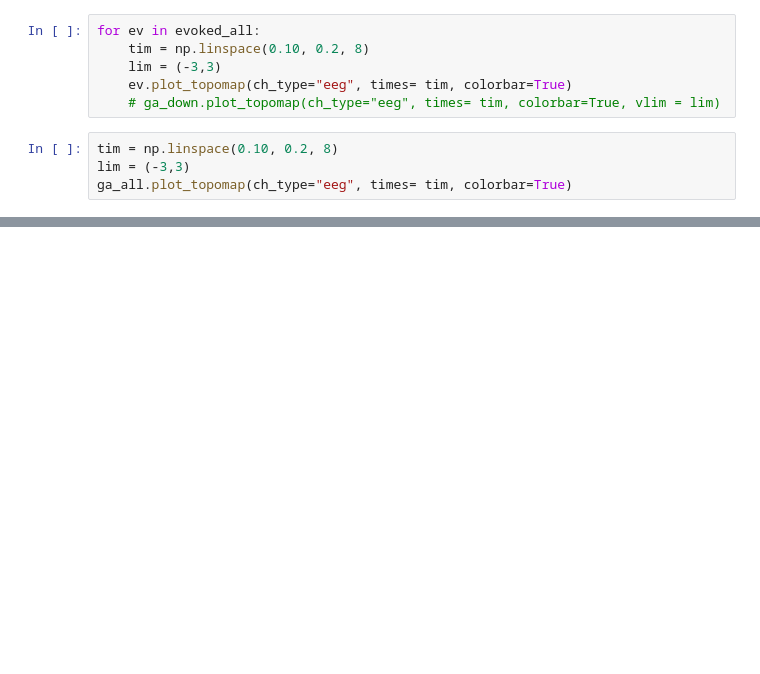
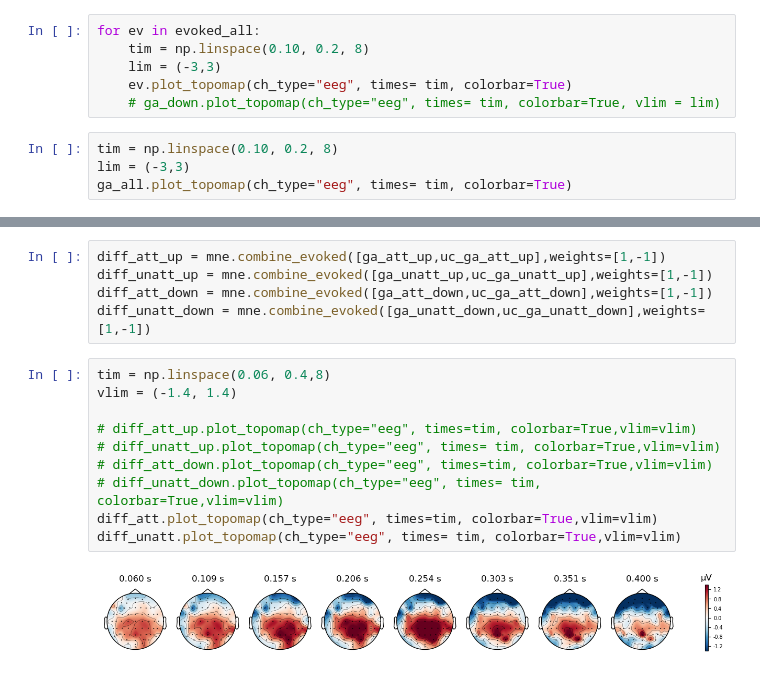
Before and after one commit to maxvanmigem/prediction-attention-v1-processing, a Jupyter notebook: plotting/overlap_corrected_topographies.ipynb, the cells around one changed output, grey strips where cells are left out. Saved outputs shown, nothing was run; the diff lists cells and outputs as text; blank space fills up the shorter version.

```diff
--- a/plotting/overlap_corrected_topographies.ipynb
+++ b/plotting/overlap_corrected_topographies.ipynb
@@ -152,0 +341,17 @@ ga_all.plot_topomap(ch_type="eeg", times= tim, colorbar=True)
+# %%
+diff_att_up = mne.combine_evoked([ga_att_up,uc_ga_att_up],weights=[1,-1])
+diff_unatt_up = mne.combine_evoked([ga_unatt_up,uc_ga_unatt_up],weights=[1,-1])
+diff_att_down = mne.combine_evoked([ga_att_down,uc_ga_att_down],weights=[1,-1])
+diff_unatt_down = mne.combine_evoked([ga_unatt_down,uc_ga_unatt_down],weights=[1,-1])
+# %%
+tim = np.linspace(0.06, 0.4,8)
+vlim = (-1.4, 1.4)
+
+# diff_att_up.plot_topomap(ch_type="eeg", times=tim, colorbar=True,vlim=vlim)
+# diff_unatt_up.plot_topomap(ch_type="eeg", times= tim, colorbar=True,vlim=vlim)
+# diff_att_down.plot_topomap(ch_type="eeg", times=tim, colorbar=True,vlim=vlim)
+# diff_unatt_down.plot_topomap(ch_type="eeg", times= tim, colorbar=True,vlim=vlim)
+diff_att.plot_topomap(ch_type="eeg", times=tim, colorbar=True,vlim=vlim)
+diff_unatt.plot_topomap(ch_type="eeg", times= tim, colorbar=True,vlim=vlim)
+# %% [output]
+[figure, added]
```
Also changed, not shown: parts of 15 cells of this notebook, 10 other files.
